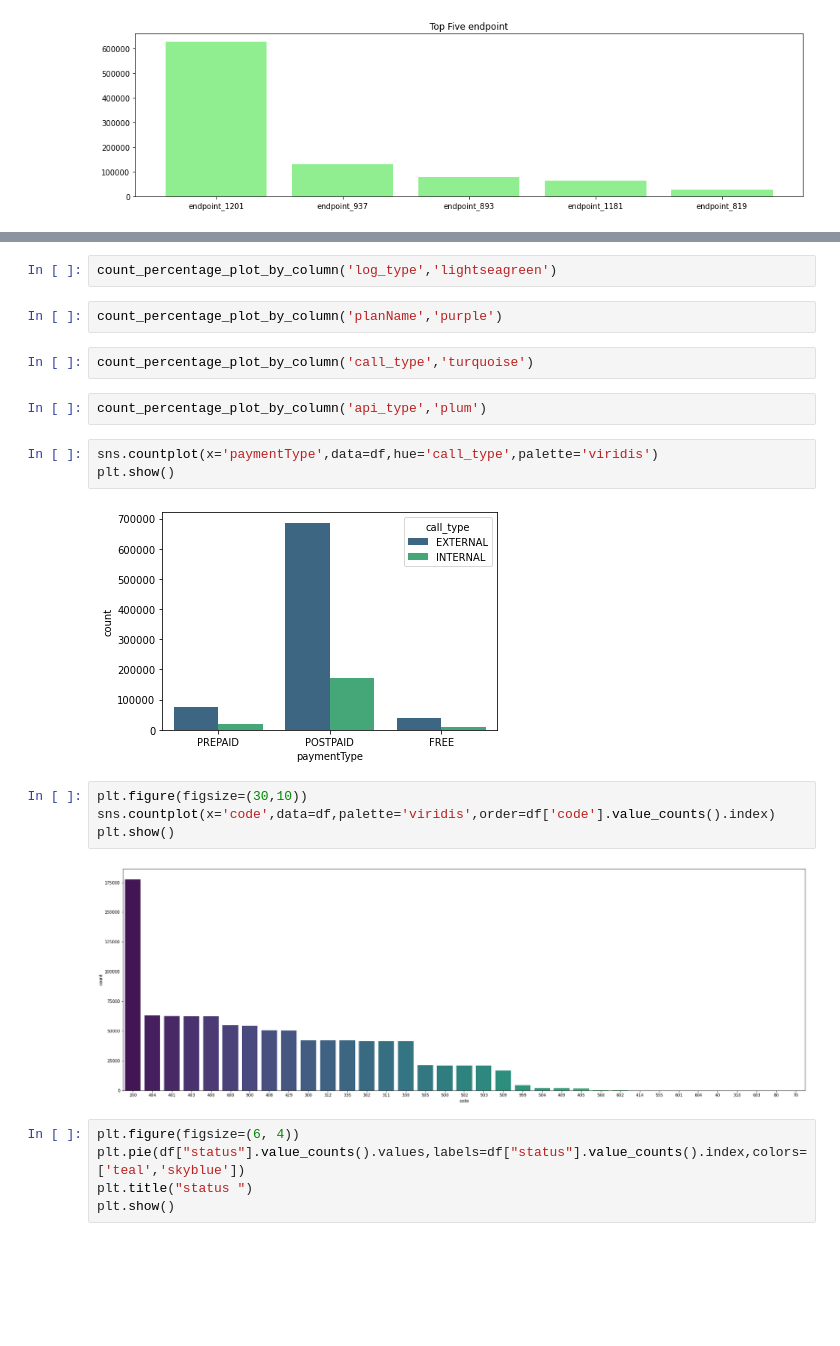
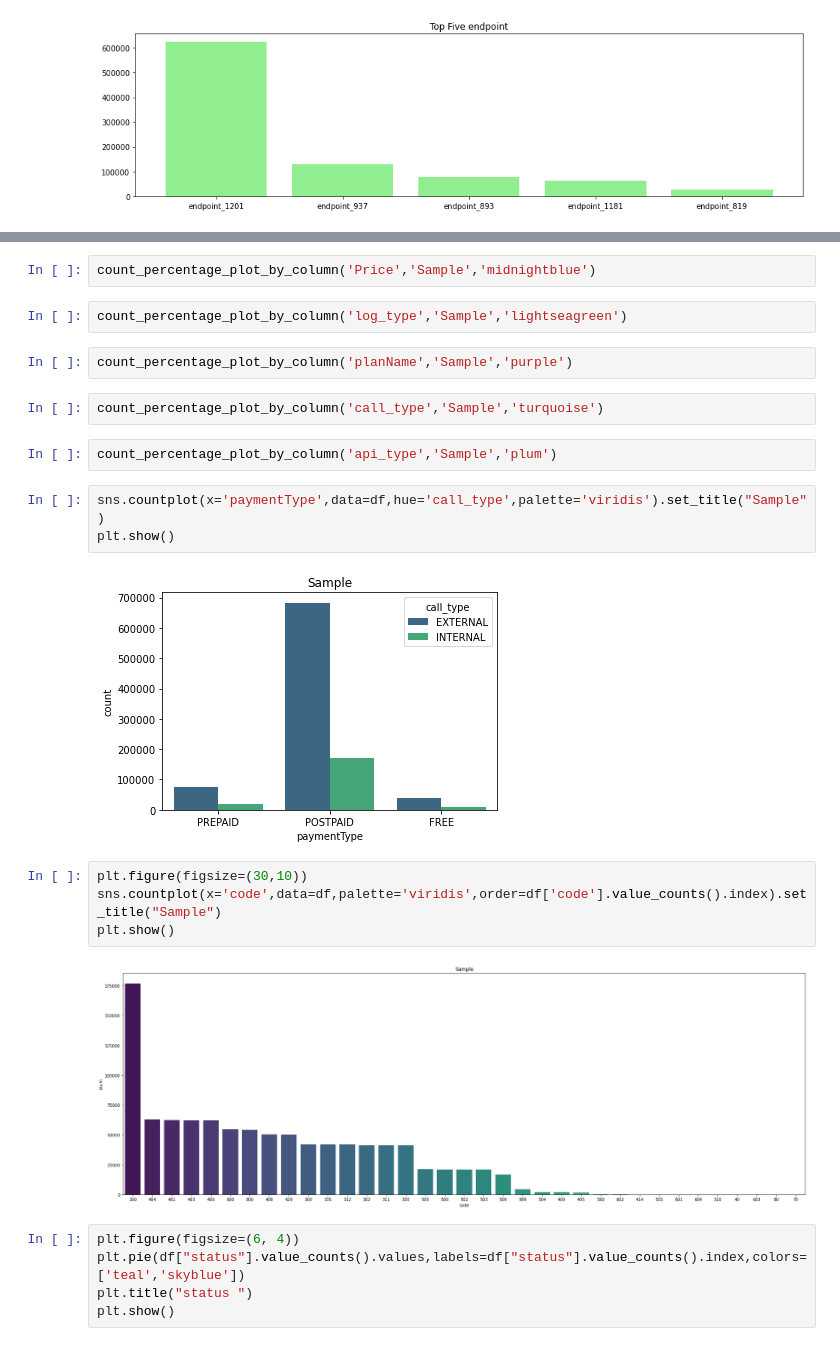
Before and after one commit to amyrmahdy/api-management, a Jupyter notebook: APIM.ipynb, the cells around one changed output, grey strips where cells are left out. Drawn from its saved outputs; the diff is of its cells as text; blank space fills up the shorter version.

Commit message:
Add sample title for plots.

```diff
--- a/APIM.ipynb
+++ b/APIM.ipynb
@@ -242,22 +236,24 @@ count_percentage_plot_by_column('Price','midnightblue')
+# %%
+count_percentage_plot_by_column('Price','Sample','midnightblue')
 # %%
-count_percentage_plot_by_column('log_type','lightseagreen')
+count_percentage_plot_by_column('log_type','Sample','lightseagreen')
 # %%
-count_percentage_plot_by_column('planName','purple')
+count_percentage_plot_by_column('planName','Sample','purple')
 # %%
-count_percentage_plot_by_column('call_type','turquoise')
+count_percentage_plot_by_column('call_type','Sample','turquoise')
 # %%
-count_percentage_plot_by_column('api_type','plum')
+count_percentage_plot_by_column('api_type','Sample','plum')
 # %%
-sns.countplot(x='paymentType',data=df,hue='call_type',palette='viridis')
+sns.countplot(x='paymentType',data=df,hue='call_type',palette='viridis').set_title("Sample")
 plt.show()
 # %% [output]
-[figure, old version]
+[figure, new version]
 # %%
 plt.figure(figsize=(30,10))
-sns.countplot(x='code',data=df,palette='viridis',order=df['code'].value_counts().index)
+sns.countplot(x='code',data=df,palette='viridis',order=df['code'].value_counts().index).set_title("Sample")
 plt.show()
 # %% [output]
-[figure, old version]
+[figure, new version]
 # %%
 plt.figure(figsize=(6, 4))
 plt.pie(df["status"].value_counts().values,labels=df["status"].value_counts().index,colors=['teal','skyblue'])
```
Also changed, not shown: parts of 20 cells of this notebook.
